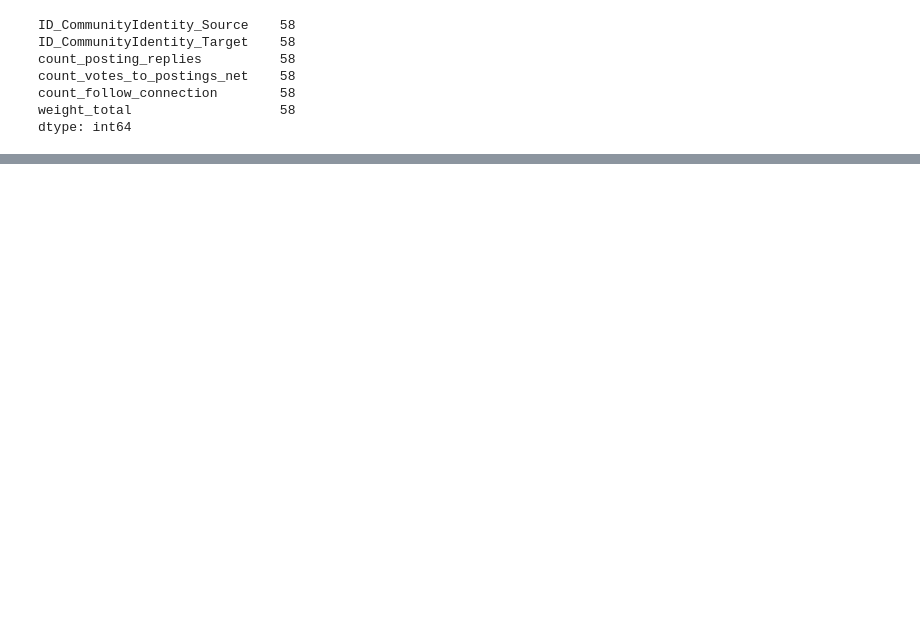
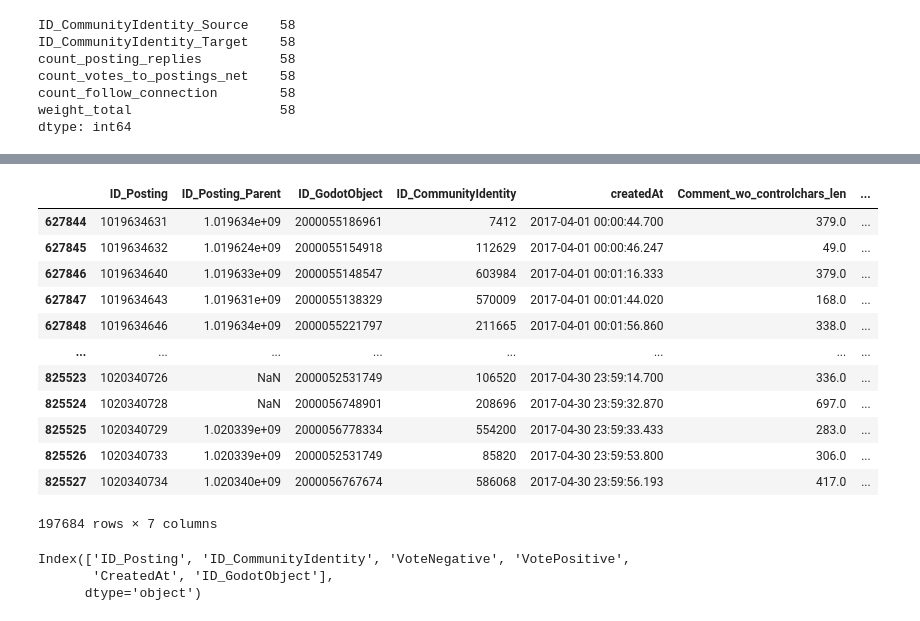
Before and after one commit to ovsvc/Graph-Link-Prediction, a Jupyter notebook: exploratory/data exploration.ipynb, the cells around one changed output, grey strips where cells are left out. Drawn from its saved outputs; the diff is of its cells as text; code cells hidden in the pictures; blank space fills up the shorter version.

```diff
--- a/exploratory/data exploration.ipynb
+++ b/exploratory/data exploration.ipynb
@@ -82,0 +150,3 @@ dtype: int64
+# %%
+postings = dataframes["df_Postings_filtered_net"]
+votes = dataframes["df_Votes_filtered_net"]
@@ -82,0 +175,2 @@ dtype: int64
+# %%
+postings_trunc = postings[(postings["createdAt"] >= "2017-04-01") & (postings["createdAt"] < "2017-05-01")]
@@ -82,0 +194,22 @@ dtype: int64
+# %%
+postings_trunc
+# %% [output]
+|  | ID_Posting | ID_Posting_Parent | ID_GodotObject | ID_CommunityIdentity | createdAt | Comment_wo_controlchars_len | ... |
+| 627844 | 1019634631 | 1.019634e+09 | 2000055186961 | 7412 | 2017-04-01 00:00:44.700 | 379.0 | ... |
+| 627845 | 1019634632 | 1.019624e+09 | 2000055154918 | 112629 | 2017-04-01 00:00:46.247 | 49.0 | ... |
+| 627846 | 1019634640 | 1.019633e+09 | 2000055148547 | 603984 | 2017-04-01 00:01:16.333 | 379.0 | ... |
+| 627847 | 1019634643 | 1.019631e+09 | 2000055138329 | 570009 | 2017-04-01 00:01:44.020 | 168.0 | ... |
+| 627848 | 1019634646 | 1.019634e+09 | 2000055221797 | 211665 | 2017-04-01 00:01:56.860 | 338.0 | ... |
+| ... | ... | ... | ... | ... | ... | ... | ... |
+| 825523 | 1020340726 | NaN | 2000052531749 | 106520 | 2017-04-30 23:59:14.700 | 336.0 | ... |
+| 825524 | 1020340728 | NaN | 2000056748901 | 208696 | 2017-04-30 23:59:32.870 | 697.0 | ... |
+| 825525 | 1020340729 | 1.020339e+09 | 2000056778334 | 554200 | 2017-04-30 23:59:33.433 | 283.0 | ... |
+| 825526 | 1020340733 | 1.020339e+09 | 2000052531749 | 85820 | 2017-04-30 23:59:53.800 | 306.0 | ... |
+| 825527 | 1020340734 | 1.020340e+09 | 2000056767674 | 586068 | 2017-04-30 23:59:56.193 | 417.0 | ... |
+197684 rows × 7 columns
+# %%
+votes.columns
+# %% [output]
+Index(['ID_Posting', 'ID_CommunityIdentity', 'VoteNegative', 'VotePositive',
+       'CreatedAt', 'ID_GodotObject'],
+      dtype='object')
```
Also changed, not shown: parts of 17 cells of this notebook.
